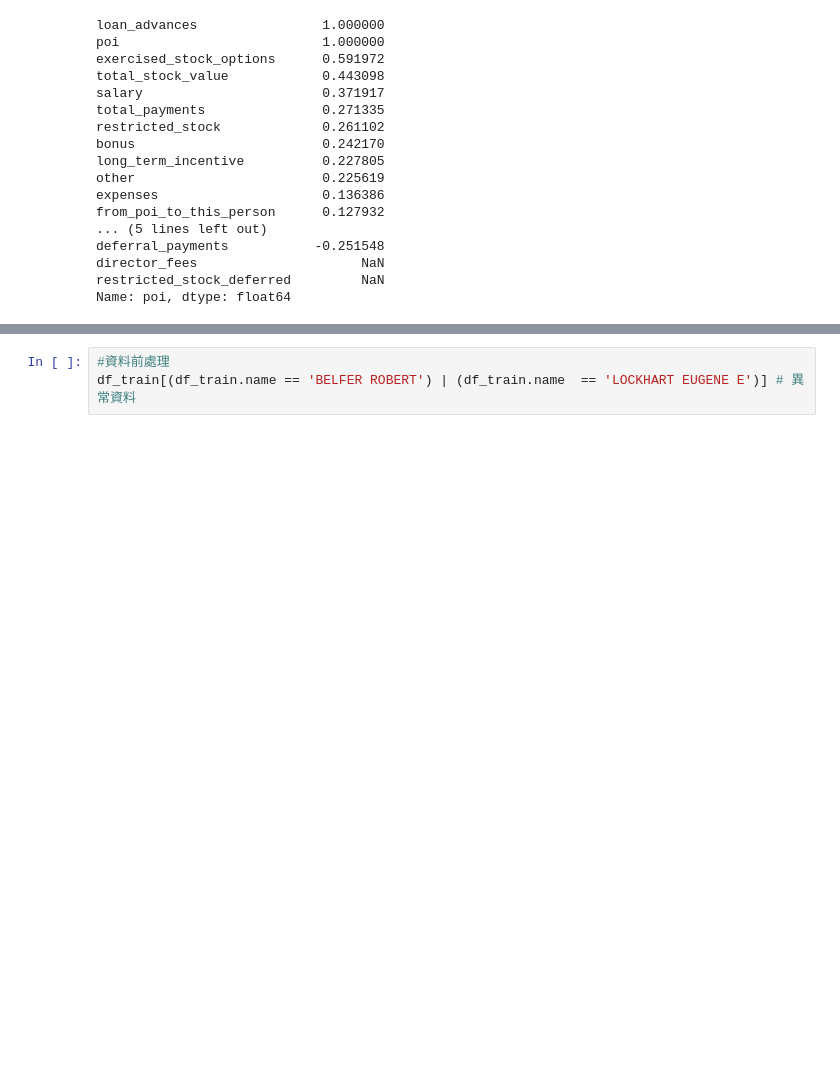
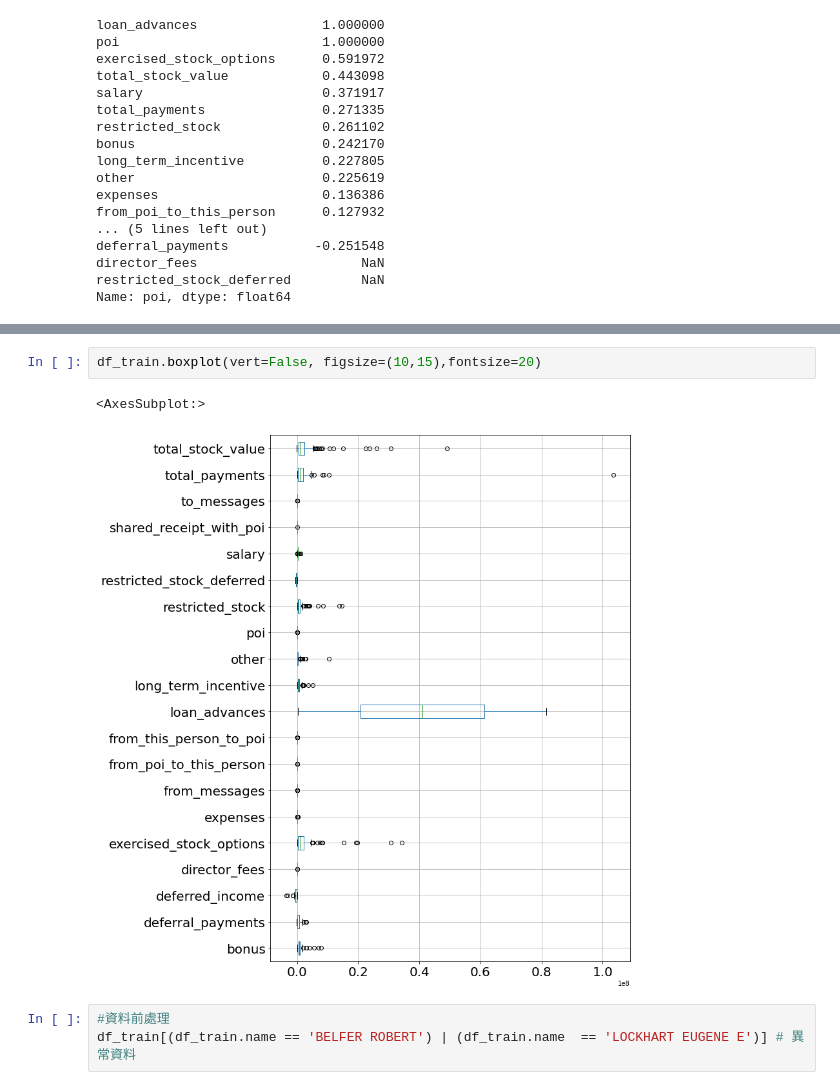
Before and after one commit to Hsu-Hui/ML100Days, a Jupyter notebook: HomeWork/Day_051_Mid-term.ipynb, the cells around one changed output, grey strips where cells are left out. Cells and saved outputs as stored; diff of their text form; blank space fills up the shorter version.

```diff
--- a/HomeWork/Day_051_Mid-term.ipynb
+++ b/HomeWork/Day_051_Mid-term.ipynb
@@ -77,3 +162,8 @@ Name: poi, dtype: float64
+# %%
+df_train.boxplot(vert=False, figsize=(10,15),fontsize=20)
+# %% [output]
+<AxesSubplot:>
+[figure, added]
 # %%
 #資料前處理
 df_train[(df_train.name == 'BELFER ROBERT') | (df_train.name  == 'LOCKHART EUGENE E')] # 異常資料
```
Also changed, not shown: parts of 4 cells of this notebook, 2 other files.
